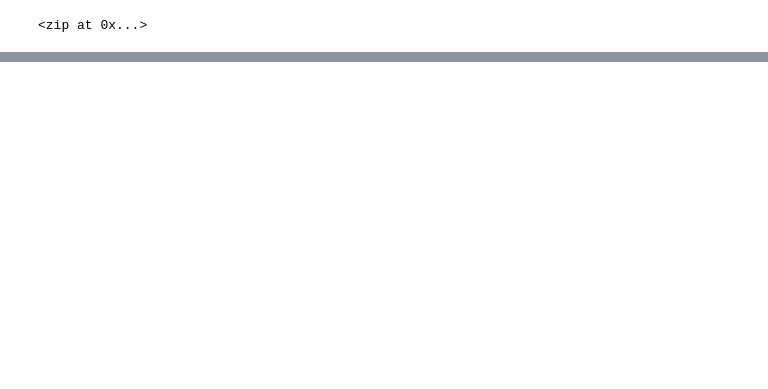
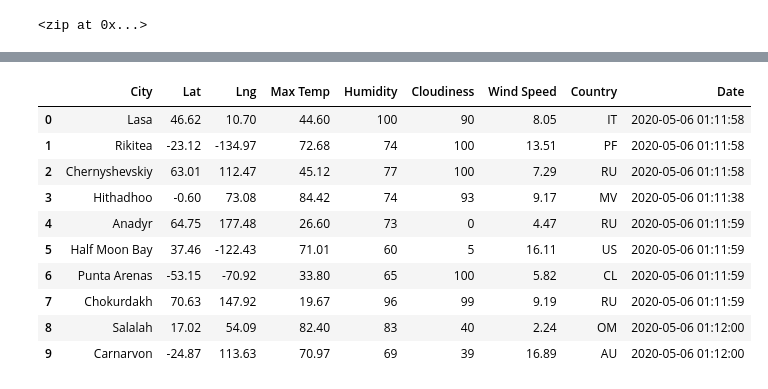
Before and after one commit to ejlaflure/World_Weather_Analysis, a Jupyter notebook: WeatherPy.ipynb, the cells around one changed output, grey strips where cells are left out. Saved outputs shown, nothing was run; the diff lists cells and outputs as text; code cells hidden in the pictures; blank space fills up the shorter version.

Commit message:
adding weather_data

```diff
--- a/WeatherPy.ipynb
+++ b/WeatherPy.ipynb
@@ -33,0 +40,4 @@ len(cities)
+# %%
+# Starting URL for Weather Map API Call.
+url = "http://api.openweathermap.org/data/2.5/weather?units=Imperial&APPID=" + weather_api_key
+print(url)
@@ -33,0 +127,16 @@ len(cities)
+# %%
+# Convert the array of dictionaries to a Pandas DataFrame.
+city_data_df = pd.DataFrame(city_data)
+city_data_df.head(10)
+# %% [output]
+|  | City | Lat | Lng | Max Temp | Humidity | Cloudiness | Wind Speed | Country | Date |
+| 0 | Lasa | 46.62 | 10.70 | 44.60 | 100 | 90 | 8.05 | IT | 2020-05-06 01:11:58 |
+| 1 | Rikitea | -23.12 | -134.97 | 72.68 | 74 | 100 | 13.51 | PF | 2020-05-06 01:11:58 |
+| 2 | Chernyshevskiy | 63.01 | 112.47 | 45.12 | 77 | 100 | 7.29 | RU | 2020-05-06 01:11:58 |
+| 3 | Hithadhoo | -0.60 | 73.08 | 84.42 | 74 | 93 | 9.17 | MV | 2020-05-06 01:11:38 |
+| 4 | Anadyr | 64.75 | 177.48 | 26.60 | 73 | 0 | 4.47 | RU | 2020-05-06 01:11:59 |
+| 5 | Half Moon Bay | 37.46 | -122.43 | 71.01 | 60 | 5 | 16.11 | US | 2020-05-06 01:11:59 |
+| 6 | Punta Arenas | -53.15 | -70.92 | 33.80 | 65 | 100 | 5.82 | CL | 2020-05-06 01:11:59 |
+| 7 | Chokurdakh | 70.63 | 147.92 | 19.67 | 96 | 99 | 9.19 | RU | 2020-05-06 01:11:59 |
+| 8 | Salalah | 17.02 | 54.09 | 82.40 | 83 | 40 | 2.24 | OM | 2020-05-06 01:12:00 |
+| 9 | Carnarvon | -24.87 | 113.63 | 70.97 | 69 | 39 | 16.89 | AU | 2020-05-06 01:12:00 |
```
Also changed, not shown: parts of 7 cells of this notebook, 1 other file.
